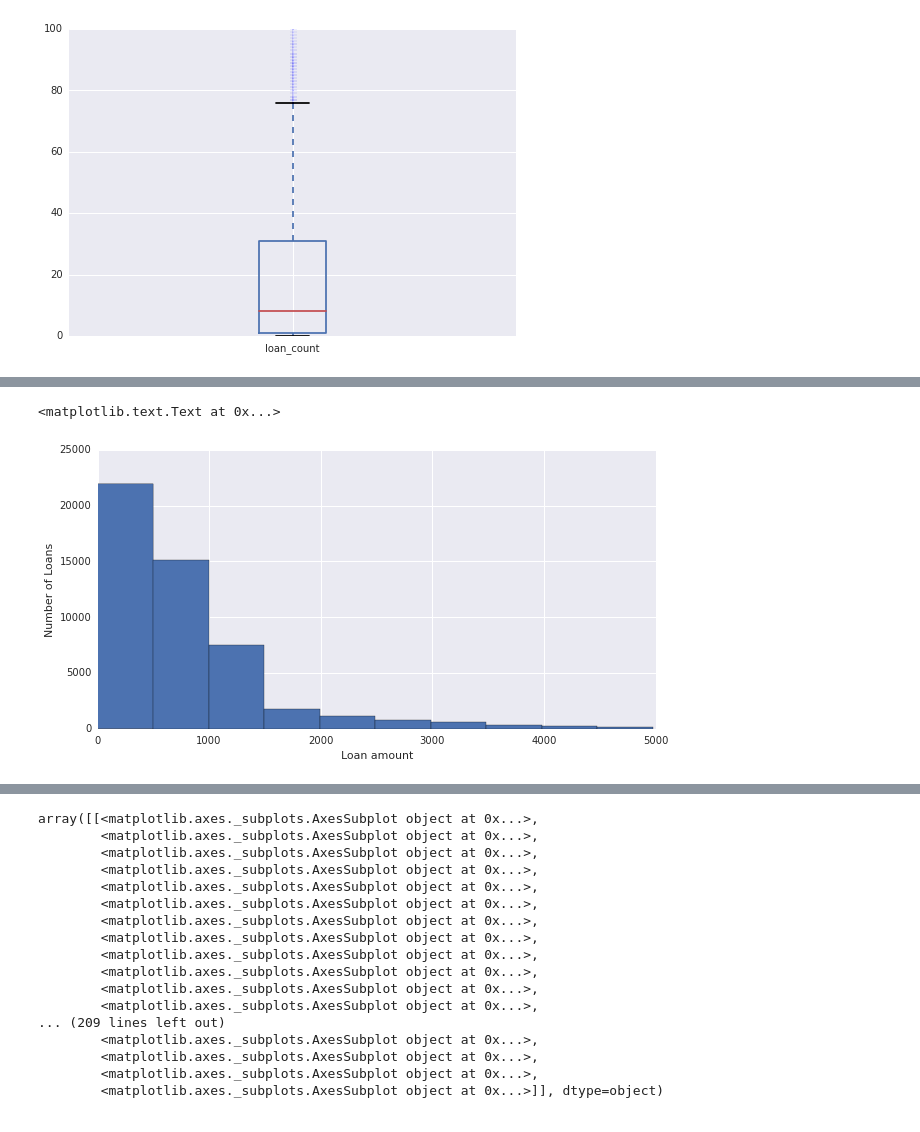
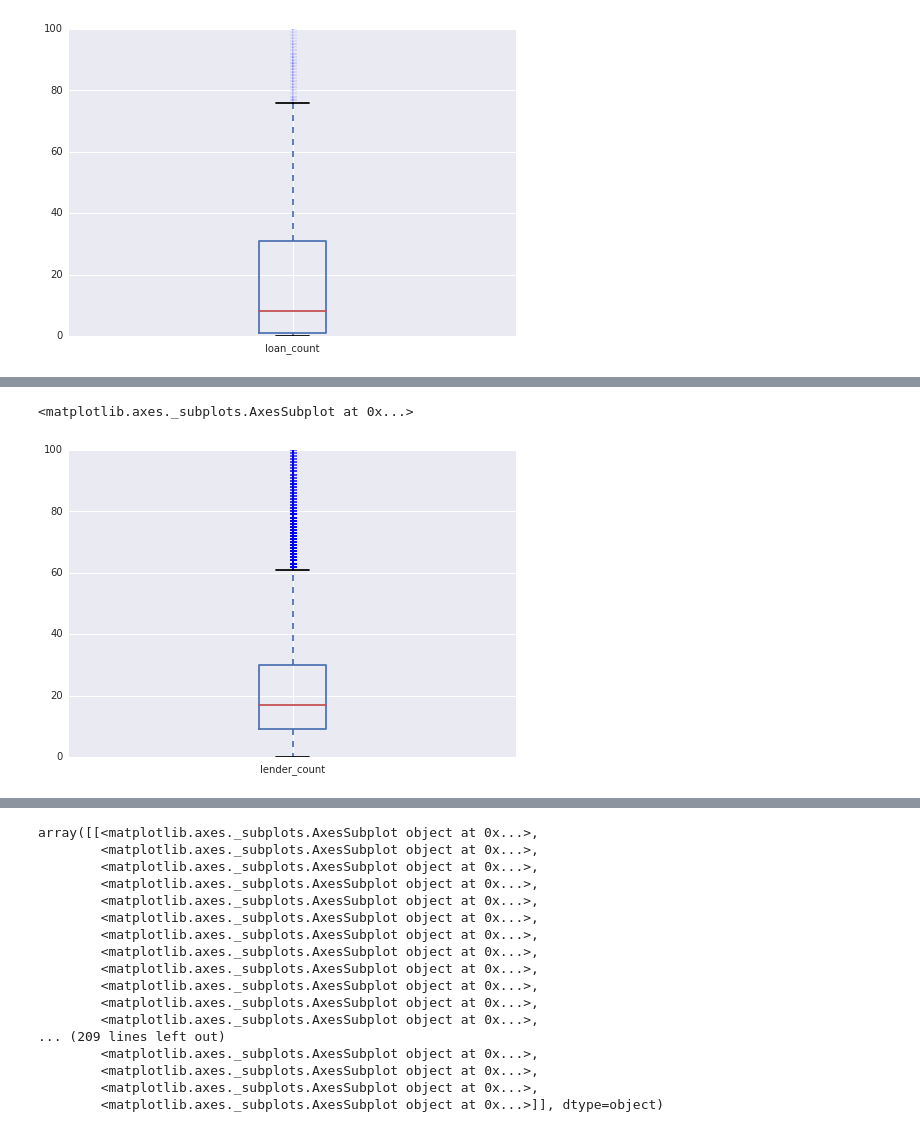
Before and after one commit to hslee16/GA_project, a Jupyter notebook: ga_project.ipynb, the cells around one changed output, grey strips where cells are left out. Saved outputs shown, nothing was run; the diff lists cells and outputs as text; code cells hidden in the pictures.

```diff
--- a/ga_project.ipynb
+++ b/ga_project.ipynb
@@ -102,3 +175,8 @@ english_texts = loans['description.texts.en']
+# %%
+loans.lender_count.plot(kind='box', ylim=[0, 100])
+# %% [output]
+<matplotlib.axes._subplots.AxesSubplot at 0x...>
+[figure, added]
 # %%
 #Dropping columns
 loans.drop('image.id', axis=1, inplace=True)
@@ -183,7 +246,0 @@ Y = lbl.fit_transform(Y)
-# %%
-loans.funded_amount[loans.funded_amount < 5000].hist(figsize=(10,5))
-plt.ylabel('Number of Loans')
-plt.xlabel('Loan amount')
-# %% [output]
-<matplotlib.text.Text at 0x...>
-[figure, removed]
```
Also changed, not shown: parts of 45 cells of this notebook.
